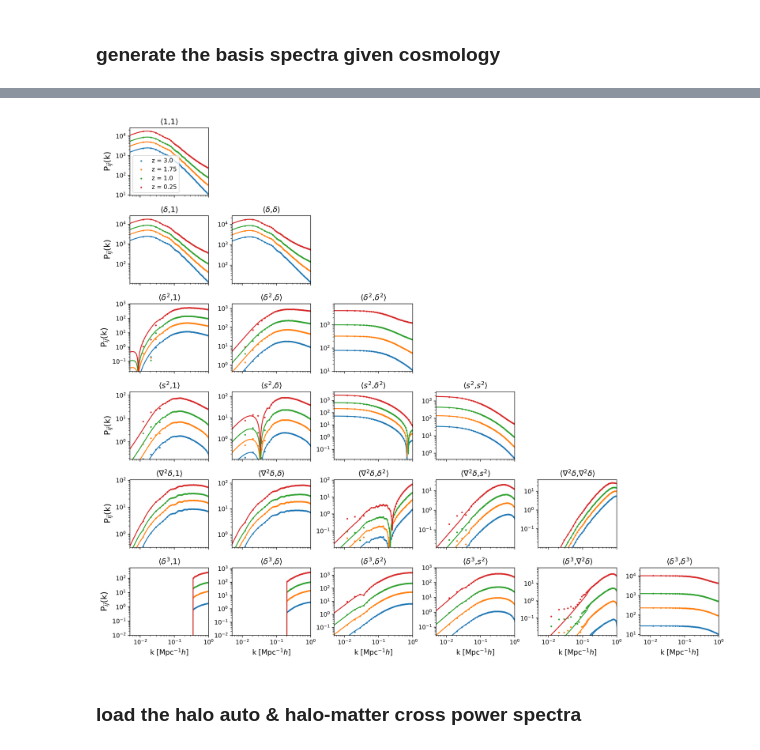
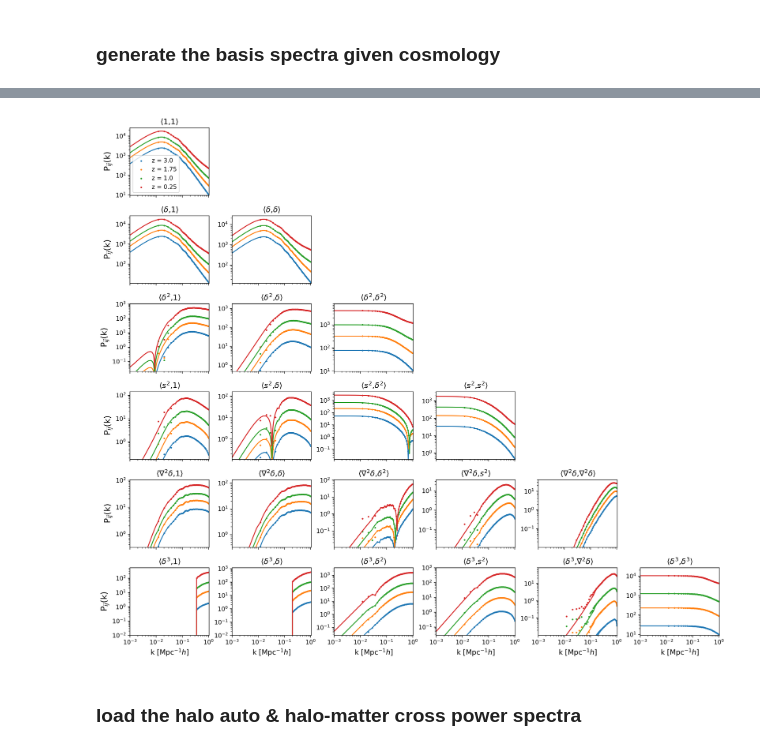
Before and after one commit to ShurenZhou1999/csstlab, a Jupyter notebook: demo/demo.ipynb, the cells around one changed output, grey strips where cells are left out. Cells and saved outputs as stored; diff of their text form; code cells hidden in the pictures.

```diff
--- a/demo/demo.ipynb
+++ b/demo/demo.ipynb
@@ -10,8 +10,7 @@ import matplotlib, matplotlib.pyplot as plt
 ###
 ### load the emulator
 # %%
-%%time
 sys.path.append("../")
 from csstlab import Emulator, EFTofLSS_Model
-emu = Emulator()
+%time emu = Emulator()
 # %% [output]
@@ -50,35 +49,35 @@ labels = [
     "1",
     r"$\delta$",
     r"$\delta^2$",
     r"$s^2$",
     r"$\nabla^2\delta$",
     r"$\delta^3$",
 ]
 
 iz = 0
 n = 6
 fig, axes = plt.subplots(n, n, dpi=120, figsize=(15, 13), sharex=True, )
 ipk = -1
 for j in range(n):
     for i in range(n):
         if i < j: axes[i,j].axis('off') ; continue
         ipk += 1
         for iz in range(0, 12, 3):
             axes[i,j].scatter( k1, np.abs(Pk_ij_1[ipk, iz,]), s=3, c=f"C{iz//3}", label=f"z = {z1[iz]}" )
             axes[i,j].loglog( k2, np.abs(Pk_ij_2[ipk, iz,]), c=f"C{iz//3}", )
 
         vmin, vmax = np.abs(Pk_ij_1[ipk]).min(), np.abs(Pk_ij_1[ipk]).max()
         axes[i,j].set_title( f'⟨{labels[i]},{labels[j]}⟩', fontsize=13)
-        axes[i,j].set_xlim( 0.5e-2, 1 )
+        axes[i,j].set_xlim( 1e-3, 1.05 )
         axes[i,j].set_ylim( vmin*0.9+1e-2, vmax*1.2 )
 for i in range(n):
     axes[-1,i].set_xlabel(r"k [Mpc$^{-1}h$]", fontsize=12, )
     axes[i, 0].set_ylabel("P$_{ij}$(k)", fontsize=14, )
 axes[0,0].legend(fontsize=10)
 plt.tight_layout( h_pad=0.8, w_pad=0, )
 plt.show()
 # %% [output]
-[figure, old version]
+[figure, new version]
 # %% [markdown]
 ###
 ### load the halo auto & halo-matter cross power spectra
```
Also changed, not shown: parts of 9 cells of this notebook, 5 other files.
